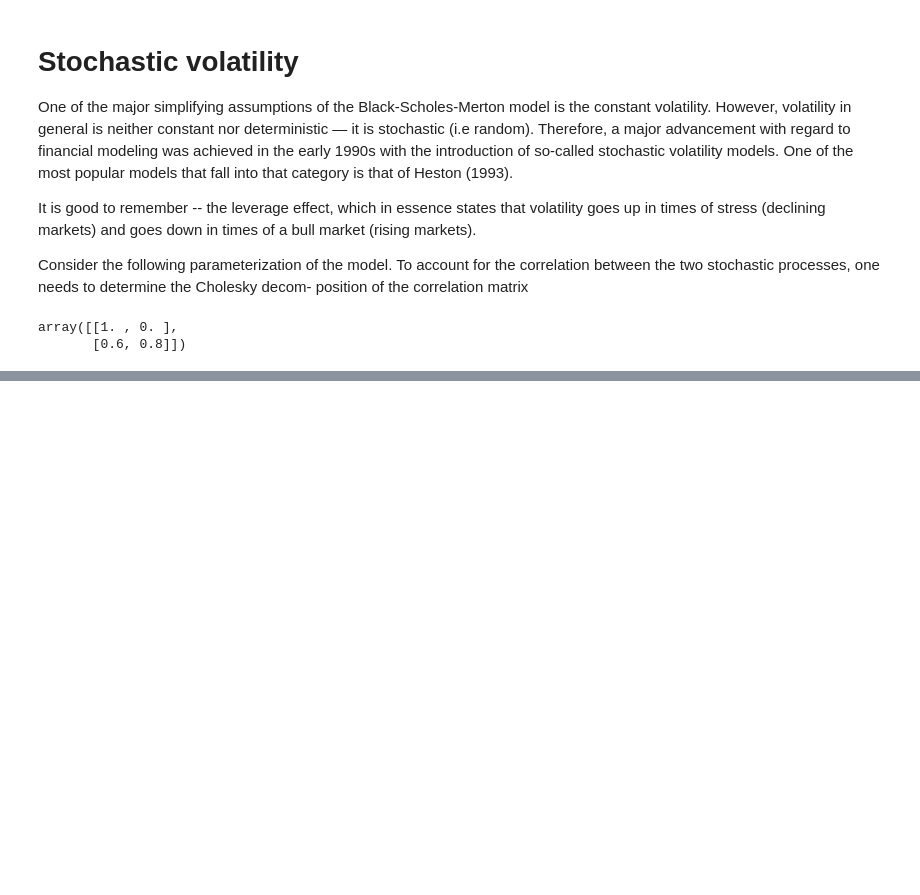
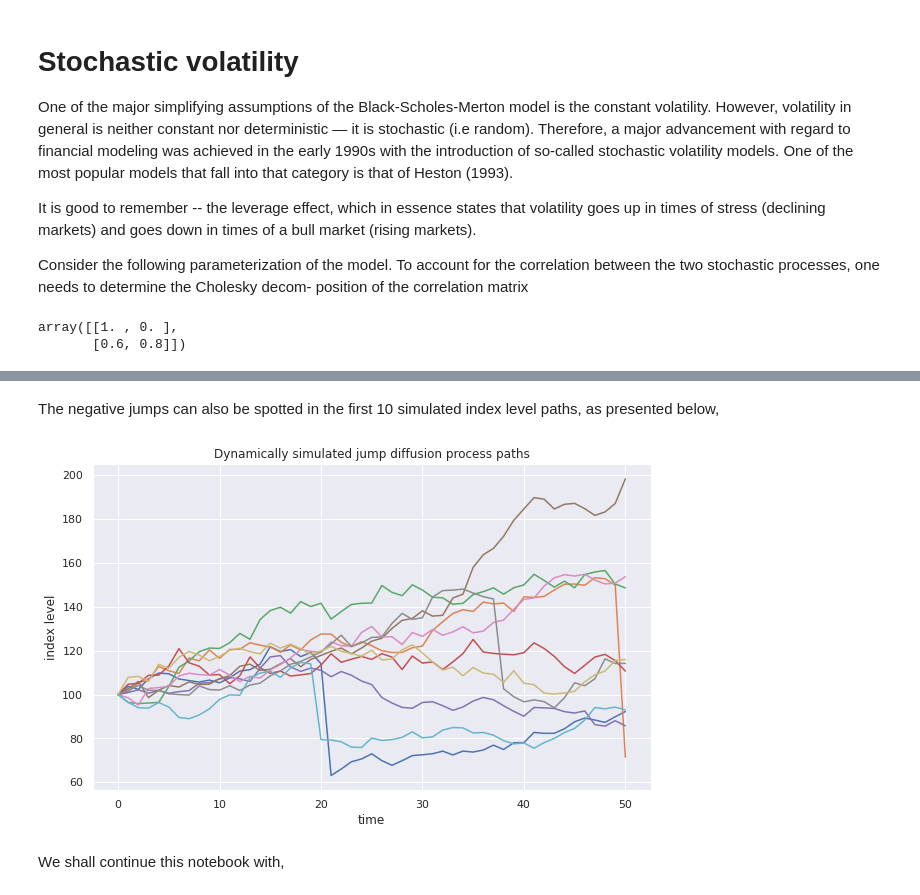
Before and after one commit to bhavinmoriya/Python-for-Financial-Analysis-and-Algorithmic-Trading, a Jupyter notebook: python-for-finance-stochastic.ipynb, the cells around one changed output, grey strips where cells are left out. Drawn from its saved outputs; the diff is of its cells as text; code cells hidden in the pictures; blank space fills up the shorter version.

```diff
--- a/python-for-finance-stochastic.ipynb
+++ b/python-for-finance-stochastic.ipynb
@@ -322,0 +442,13 @@ array([[1. , 0. ],
+# %% [markdown]
+The negative jumps can also be spotted in the first 10 simulated index level paths, as
+presented below,
+# %%
+plt.figure(figsize=(10, 6))
+plt.plot(S[:, :10], lw=1.5)
+plt.xlabel('time')
+plt.ylabel('index level')
+plt.title('Dynamically simulated jump diffusion process paths');
+# %% [output]
+[figure, added]
+# %% [markdown]
+We shall continue this notebook with,
```
Also changed, not shown: parts of 24 cells of this notebook.
